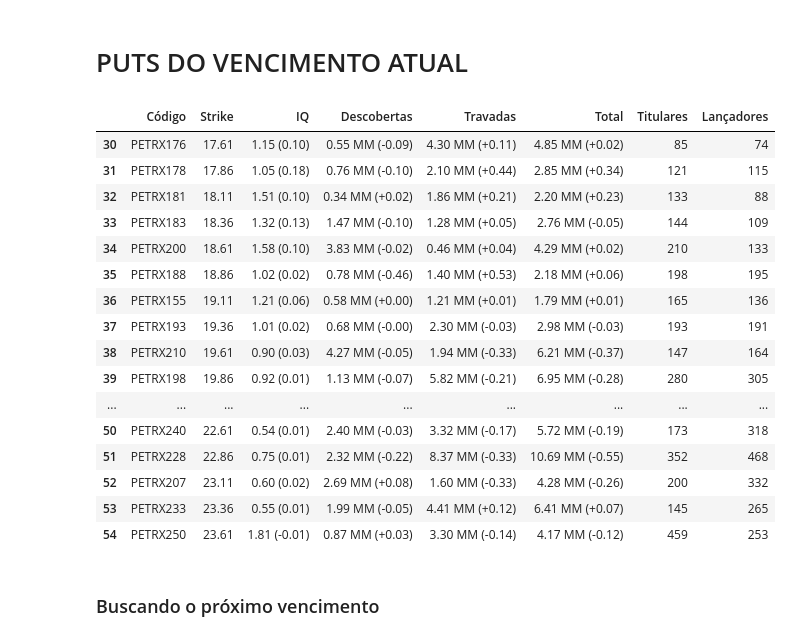
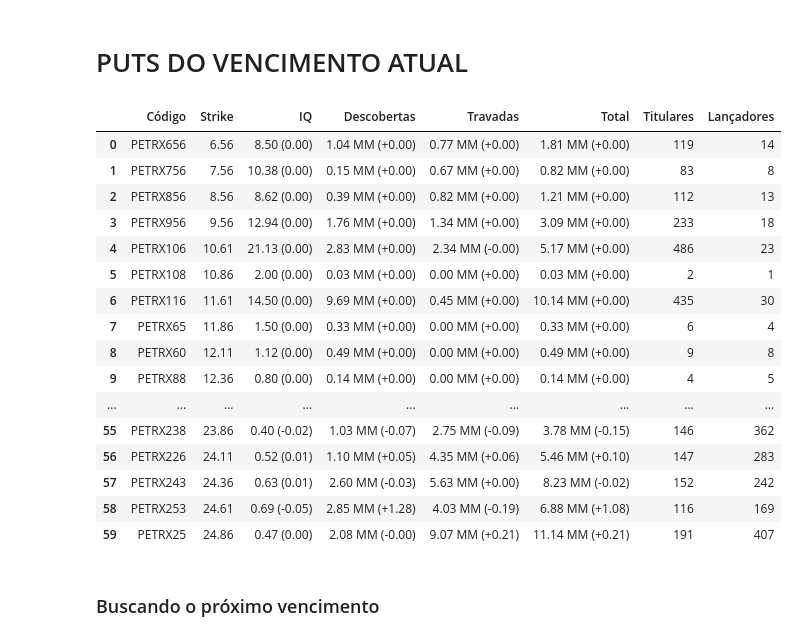
Before and after one commit to eduardobarros13/investsystem, a Jupyter notebook: IQ.ipynb, the cells around one changed output. Saved outputs shown, nothing was run; the diff lists cells and outputs as text; code cells hidden in the pictures.

```diff
--- a/IQ.ipynb
+++ b/IQ.ipynb
@@ -315,25 +328,26 @@ display(HTML(dfIQ[inicioCalls:fimCalls].to_html())) ### Escolhe a quantidade de
 # %%
 dados = montaTabela(putsPenultimoDia, putsUltimoDia)
 dfIQ = pd.DataFrame(dados, columns=['Código', 'Strike', 'IQ', 'Descobertas', 'Travadas' , 'Total', 'Titulares', 'Lançadores'])
-display(HTML(dfIQ[30:55].to_html()))
+display(HTML(dfIQ[:60].to_html()))
+callMes = len(dfIQ)
 # %% [output]
 |  | Código | Strike | IQ | Descobertas | Travadas | Total | Titulares | Lançadores |
-| 30 | PETRX176 | 17.61 | 1.15 (0.10) | 0.55 MM (-0.09) | 4.30 MM (+0.11) | 4.85 MM (+0.02) | 85 | 74 |
-| 31 | PETRX178 | 17.86 | 1.05 (0.18) | 0.76 MM (-0.10) | 2.10 MM (+0.44) | 2.85 MM (+0.34) | 121 | 115 |
-| 32 | PETRX181 | 18.11 | 1.51 (0.10) | 0.34 MM (+0.02) | 1.86 MM (+0.21) | 2.20 MM (+0.23) | 133 | 88 |
-| 33 | PETRX183 | 18.36 | 1.32 (0.13) | 1.47 MM (-0.10) | 1.28 MM (+0.05) | 2.76 MM (-0.05) | 144 | 109 |
-| 34 | PETRX200 | 18.61 | 1.58 (0.10) | 3.83 MM (-0.02) | 0.46 MM (+0.04) | 4.29 MM (+0.02) | 210 | 133 |
-| 35 | PETRX188 | 18.86 | 1.02 (0.02) | 0.78 MM (-0.46) | 1.40 MM (+0.53) | 2.18 MM (+0.06) | 198 | 195 |
-| 36 | PETRX155 | 19.11 | 1.21 (0.06) | 0.58 MM (+0.00) | 1.21 MM (+0.01) | 1.79 MM (+0.01) | 165 | 136 |
-| 37 | PETRX193 | 19.36 | 1.01 (0.02) | 0.68 MM (-0.00) | 2.30 MM (-0.03) | 2.98 MM (-0.03) | 193 | 191 |
-| 38 | PETRX210 | 19.61 | 0.90 (0.03) | 4.27 MM (-0.05) | 1.94 MM (-0.33) | 6.21 MM (-0.37) | 147 | 164 |
-| 39 | PETRX198 | 19.86 | 0.92 (0.01) | 1.13 MM (-0.07) | 5.82 MM (-0.21) | 6.95 MM (-0.28) | 280 | 305 |
+| 0 | PETRX656 | 6.56 | 8.50 (0.00) | 1.04 MM (+0.00) | 0.77 MM (+0.00) | 1.81 MM (+0.00) | 119 | 14 |
+| 1 | PETRX756 | 7.56 | 10.38 (0.00) | 0.15 MM (+0.00) | 0.67 MM (+0.00) | 0.82 MM (+0.00) | 83 | 8 |
+| 2 | PETRX856 | 8.56 | 8.62 (0.00) | 0.39 MM (+0.00) | 0.82 MM (+0.00) | 1.21 MM (+0.00) | 112 | 13 |
+| 3 | PETRX956 | 9.56 | 12.94 (0.00) | 1.76 MM (+0.00) | 1.34 MM (+0.00) | 3.09 MM (+0.00) | 233 | 18 |
+| 4 | PETRX106 | 10.61 | 21.13 (0.00) | 2.83 MM (+0.00) | 2.34 MM (-0.00) | 5.17 MM (+0.00) | 486 | 23 |
+| 5 | PETRX108 | 10.86 | 2.00 (0.00) | 0.03 MM (+0.00) | 0.00 MM (+0.00) | 0.03 MM (+0.00) | 2 | 1 |
+| 6 | PETRX116 | 11.61 | 14.50 (0.00) | 9.69 MM (+0.00) | 0.45 MM (+0.00) | 10.14 MM (+0.00) | 435 | 30 |
+| 7 | PETRX65 | 11.86 | 1.50 (0.00) | 0.33 MM (+0.00) | 0.00 MM (+0.00) | 0.33 MM (+0.00) | 6 | 4 |
+| 8 | PETRX60 | 12.11 | 1.12 (0.00) | 0.49 MM (+0.00) | 0.00 MM (+0.00) | 0.49 MM (+0.00) | 9 | 8 |
+| 9 | PETRX88 | 12.36 | 0.80 (0.00) | 0.14 MM (+0.00) | 0.00 MM (+0.00) | 0.14 MM (+0.00) | 4 | 5 |
 | ... | ... | ... | ... | ... | ... | ... | ... | ... |
-| 50 | PETRX240 | 22.61 | 0.54 (0.01) | 2.40 MM (-0.03) | 3.32 MM (-0.17) | 5.72 MM (-0.19) | 173 | 318 |
-| 51 | PETRX228 | 22.86 | 0.75 (0.01) | 2.32 MM (-0.22) | 8.37 MM (-0.33) | 10.69 MM (-0.55) | 352 | 468 |
-| 52 | PETRX207 | 23.11 | 0.60 (0.02) | 2.69 MM (+0.08) | 1.60 MM (-0.33) | 4.28 MM (-0.26) | 200 | 332 |
-| 53 | PETRX233 | 23.36 | 0.55 (0.01) | 1.99 MM (-0.05) | 4.41 MM (+0.12) | 6.41 MM (+0.07) | 145 | 265 |
-| 54 | PETRX250 | 23.61 | 1.81 (-0.01) | 0.87 MM (+0.03) | 3.30 MM (-0.14) | 4.17 MM (-0.12) | 459 | 253 |
+| 55 | PETRX238 | 23.86 | 0.40 (-0.02) | 1.03 MM (-0.07) | 2.75 MM (-0.09) | 3.78 MM (-0.15) | 146 | 362 |
+| 56 | PETRX226 | 24.11 | 0.52 (0.01) | 1.10 MM (+0.05) | 4.35 MM (+0.06) | 5.46 MM (+0.10) | 147 | 283 |
+| 57 | PETRX243 | 24.36 | 0.63 (0.01) | 2.60 MM (-0.03) | 5.63 MM (+0.00) | 8.23 MM (-0.02) | 152 | 242 |
+| 58 | PETRX253 | 24.61 | 0.69 (-0.05) | 2.85 MM (+1.28) | 4.03 MM (-0.19) | 6.88 MM (+1.08) | 116 | 169 |
+| 59 | PETRX25 | 24.86 | 0.47 (0.00) | 2.08 MM (-0.00) | 9.07 MM (+0.21) | 11.14 MM (+0.21) | 191 | 407 |
 # %% [markdown]
 ### Buscando o próximo vencimento
 # %%
```
Also changed, not shown: parts of 23 cells of this notebook, 1 other file.
